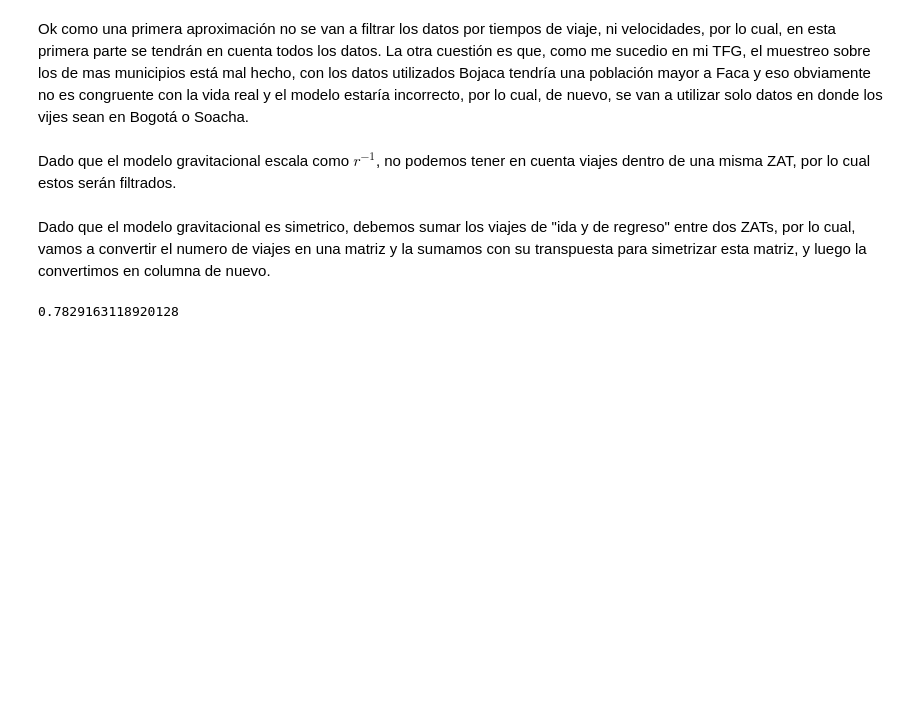
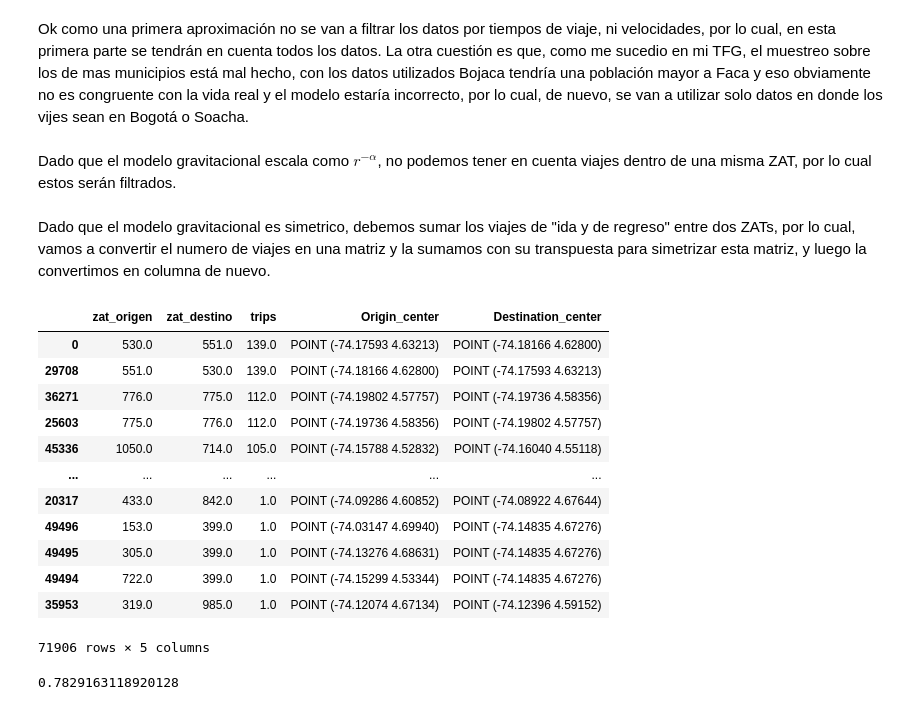
Before and after one commit to saramirezva/Mobility-Models-Bogot-, a Jupyter notebook: mobility_models.ipynb, the cells around one changed output. Drawn from its saved outputs; the diff is of its cells as text; code cells hidden in the pictures; blank space fills up the shorter version.

```diff
--- a/mobility_models.ipynb
+++ b/mobility_models.ipynb
@@ -61,7 +61,7 @@ houses_df = houses_df[(houses_df['municipio'] == 11001) | (houses_df['municipio'
 population = houses_df[['zat_hogar', 'p7_total_personas']]
 population = population.groupby('zat_hogar').agg('sum').sort_values(by='p7_total_personas', ascending=False)
 # %% [markdown]
-Dado que el modelo gravitacional escala como $r^{-1}$, no podemos tener en cuenta viajes dentro de una misma ZAT, por lo cual estos serán filtrados.
+Dado que el modelo gravitacional escala como $r^{-\alpha}$, no podemos tener en cuenta viajes dentro de una misma ZAT, por lo cual estos serán filtrados.
 # %%
 # Computing the number of trips between diferent zats
 num_trips_df = trips_df[['zat_origen', 'zat_destino']]
@@ -98,13 +98,28 @@ num_dis_trips = (num_dis_trips.merge(zats_map[['ZAT', 'center']], left_on='zat_d
 # %%
 # Adding the centroid coordinates to the symmetrical df
 
 num_dis_sim = (sim_num_trips.merge(zats_map[['ZAT', 'center']], left_on='zat_origen', right_on='ZAT')
                              .rename(columns={'center': 'Origin_center'})
                              .drop(columns='ZAT'))
 num_dis_sim = (num_dis_sim.merge(zats_map[['ZAT', 'center']], left_on='zat_destino', right_on='ZAT')
                              .rename(columns={'center': 'Destination_center'})
-                             .drop(columns='ZAT'))
-#num_dis_sim.sort_values(by='trips', ascending=False)
+                             .drop(columns='ZAT')
+                             .sort_values(by='trips', ascending=False))
+num_dis_sim
+# %% [output]
+|  | zat_origen | zat_destino | trips | Origin_center | Destination_center |
+| 0 | 530.0 | 551.0 | 139.0 | POINT (-74.17593 4.63213) | POINT (-74.18166 4.62800) |
+| 29708 | 551.0 | 530.0 | 139.0 | POINT (-74.18166 4.62800) | POINT (-74.17593 4.63213) |
+| 36271 | 776.0 | 775.0 | 112.0 | POINT (-74.19802 4.57757) | POINT (-74.19736 4.58356) |
+| 25603 | 775.0 | 776.0 | 112.0 | POINT (-74.19736 4.58356) | POINT (-74.19802 4.57757) |
+| 45336 | 1050.0 | 714.0 | 105.0 | POINT (-74.15788 4.52832) | POINT (-74.16040 4.55118) |
+| ... | ... | ... | ... | ... | ... |
+| 20317 | 433.0 | 842.0 | 1.0 | POINT (-74.09286 4.60852) | POINT (-74.08922 4.67644) |
+| 49496 | 153.0 | 399.0 | 1.0 | POINT (-74.03147 4.69940) | POINT (-74.14835 4.67276) |
+| 49495 | 305.0 | 399.0 | 1.0 | POINT (-74.13276 4.68631) | POINT (-74.14835 4.67276) |
+| 49494 | 722.0 | 399.0 | 1.0 | POINT (-74.15299 4.53344) | POINT (-74.14835 4.67276) |
+| 35953 | 319.0 | 985.0 | 1.0 | POINT (-74.12074 4.67134) | POINT (-74.12396 4.59152) |
+71906 rows × 5 columns
 # %%
 line = LineString([num_dis_sim['Origin_center'].iloc[0], num_dis_sim['Destination_center'].iloc[0]])
 geod = Geod(ellps = 'WGS84')
```
Also changed, not shown: parts of 9 cells of this notebook.
